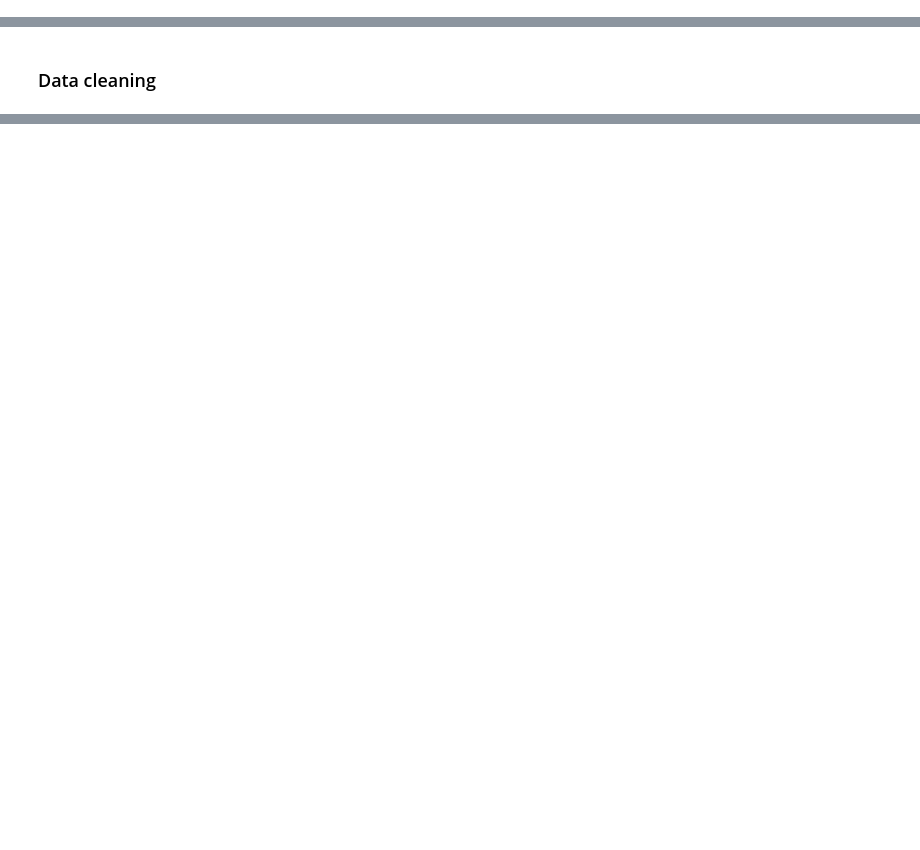
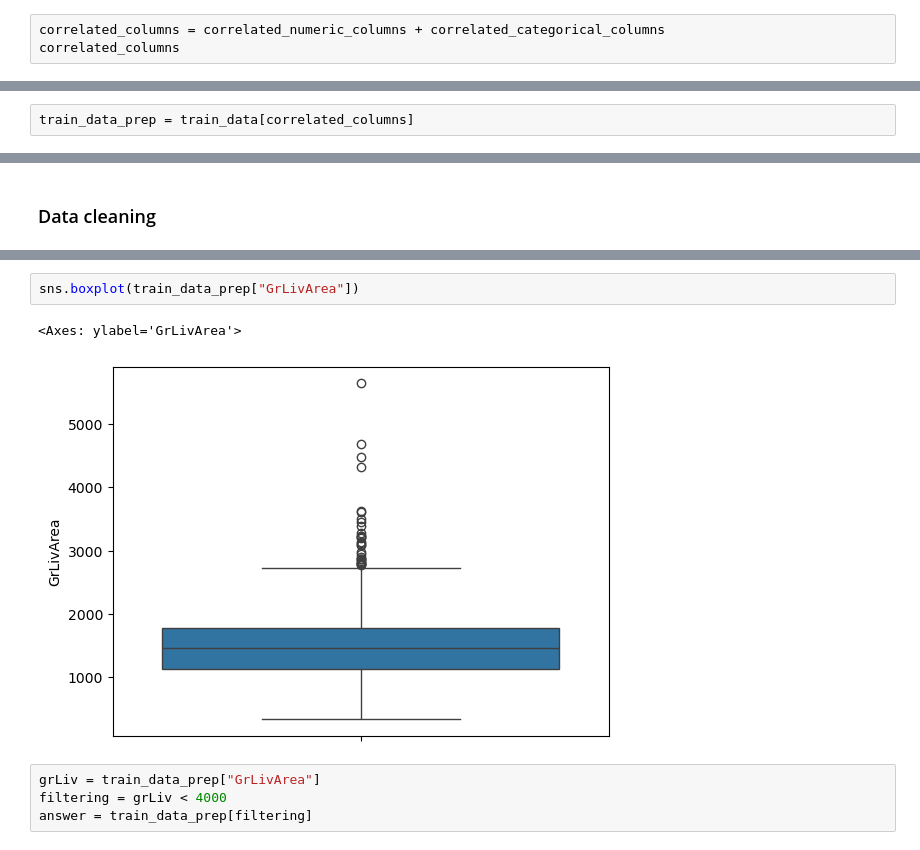
Before and after one commit to geoduin/HousePricePredictor, a Jupyter notebook: data_science_challenge.ipynb, the cells around one changed output, grey strips where cells are left out. Cells and saved outputs as stored; diff of their text form; blank space fills up the shorter version.

Commit message:
Updated columns

```diff
--- a/data_science_challenge.ipynb
+++ b/data_science_challenge.ipynb
@@ -385,3 +373,6 @@ De relevante categorische kolommen die bruikbaar kunnen zijn voor modeltraining
 ## Preprocessing
 # %% [markdown]
 ### Variabel selectie
+# %%
+correlated_columns = correlated_numeric_columns + correlated_categorical_columns
+correlated_columns
@@ -387,0 +395,2 @@ De relevante categorische kolommen die bruikbaar kunnen zijn voor modeltraining
+# %%
+train_data_prep = train_data[correlated_columns]
@@ -391,0 +475,9 @@ De relevante categorische kolommen die bruikbaar kunnen zijn voor modeltraining
+# %%
+sns.boxplot(train_data_prep["GrLivArea"])
+# %% [output]
+<Axes: ylabel='GrLivArea'>
+[figure, added]
+# %%
+grLiv = train_data_prep["GrLivArea"]
+filtering = grLiv < 4000
+answer = train_data_prep[filtering]
```
Also changed, not shown: parts of 19 cells of this notebook.
